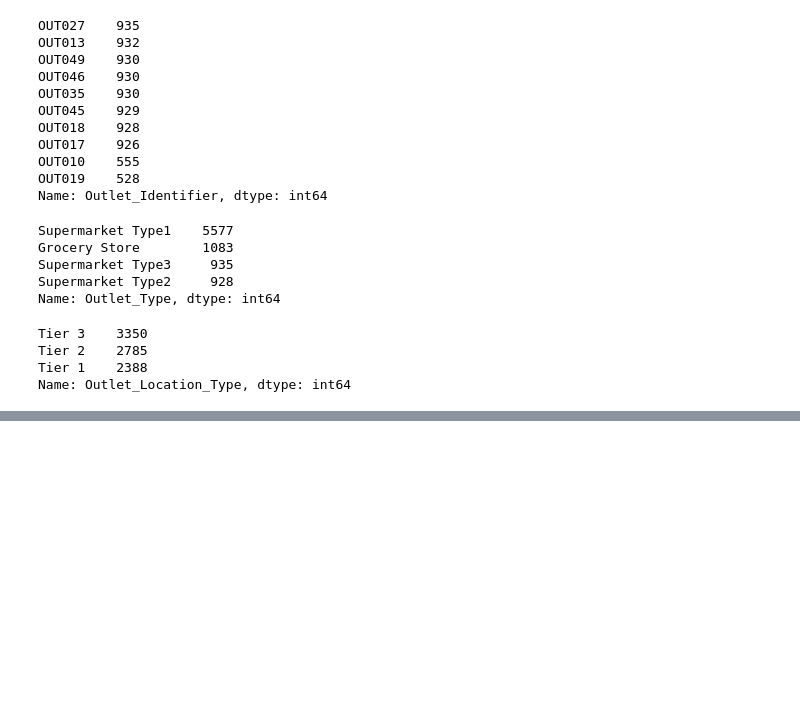
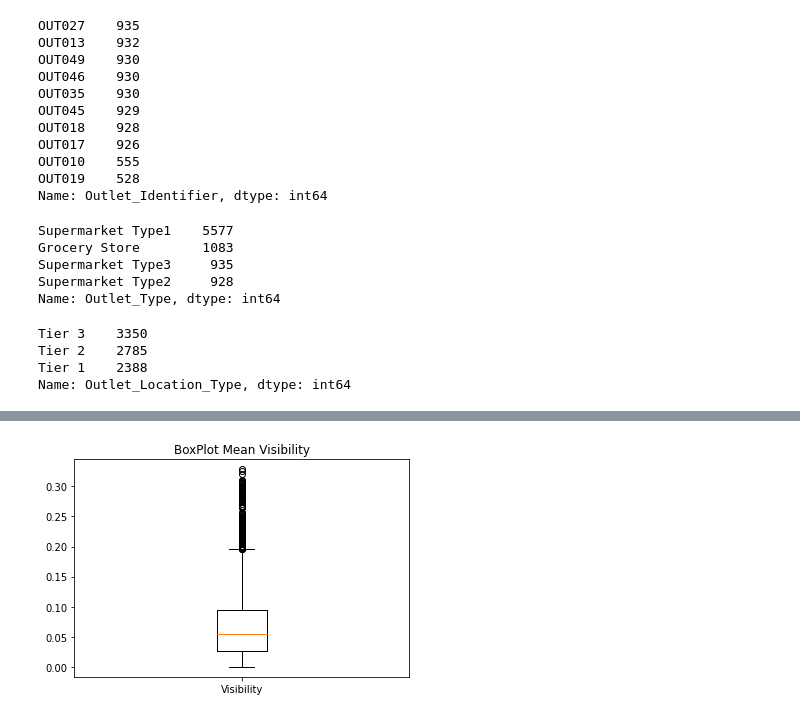
Before and after one commit to franciscoblanco80/predicciones-de-ventas, a Jupyter notebook: Predicciones_de_ventas.ipynb, the cells around one changed output, grey strips where cells are left out. Drawn from its saved outputs; the diff is of its cells as text; code cells hidden in the pictures; blank space fills up the shorter version.

```diff
--- a/Predicciones_de_ventas.ipynb
+++ b/Predicciones_de_ventas.ipynb
@@ -265,0 +297,7 @@ df.describe()
+# %%
+import matplotlib.pyplot as plt
+VisibilityMean = df['Item_Visibility']
+plt.boxplot([VisibilityMean], labels=['Visibility'])
+plt.title('BoxPlot Mean Visibility');
+# %% [output]
+[figure, added]
```
Also changed, not shown: parts of 20 cells of this notebook.
